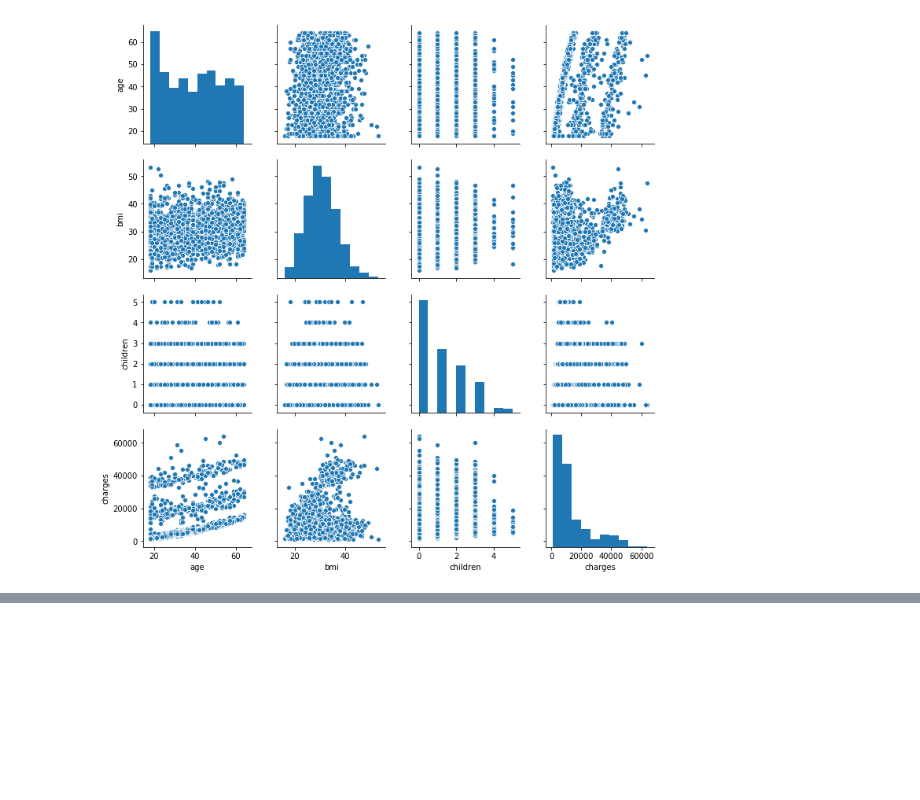
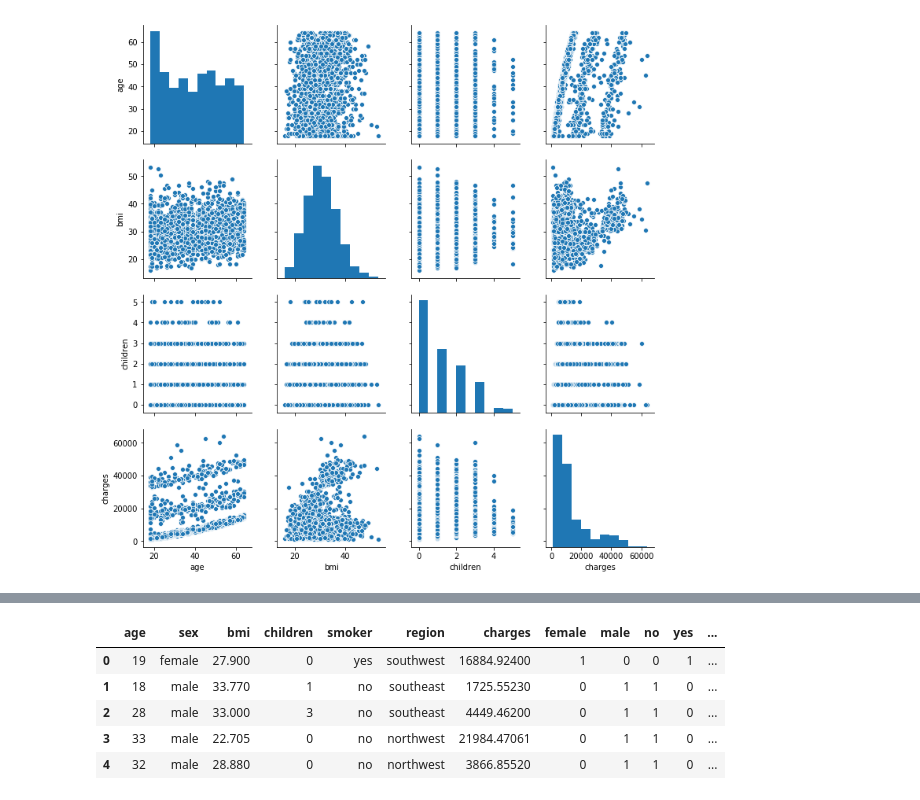
Before and after one commit to georgeob/Mate_NS2020, a Jupyter notebook: Mate_NS2020.ipynb, the cells around one changed output, grey strips where cells are left out. Cells and saved outputs as stored; diff of their text form; code cells hidden in the pictures; blank space fills up the shorter version.

```diff
--- a/Mate_NS2020.ipynb
+++ b/Mate_NS2020.ipynb
@@ -152,0 +189,12 @@ sns.pairplot(data_frame)
+# %%
+# axis = 0 znamená riadky
+# axis = 1 znamená stľpce
+data_frame = pd.concat([data_frame, pd.get_dummies(data_frame.sex), pd.get_dummies(data_frame.smoker), pd.get_dummies(data_frame.region)], axis=1)
+data_frame.head(5)
+# %% [output]
+|  | age | sex | bmi | children | smoker | region | charges | female | male | no | yes | ... |
+| 0 | 19 | female | 27.900 | 0 | yes | southwest | 16884.92400 | 1 | 0 | 0 | 1 | ... |
+| 1 | 18 | male | 33.770 | 1 | no | southeast | 1725.55230 | 0 | 1 | 1 | 0 | ... |
+| 2 | 28 | male | 33.000 | 3 | no | southeast | 4449.46200 | 0 | 1 | 1 | 0 | ... |
+| 3 | 33 | male | 22.705 | 0 | no | northwest | 21984.47061 | 0 | 1 | 1 | 0 | ... |
+| 4 | 32 | male | 28.880 | 0 | no | northwest | 3866.85520 | 0 | 1 | 1 | 0 | ... |
```
Also changed, not shown: parts of 8 cells of this notebook, 3 other files.
